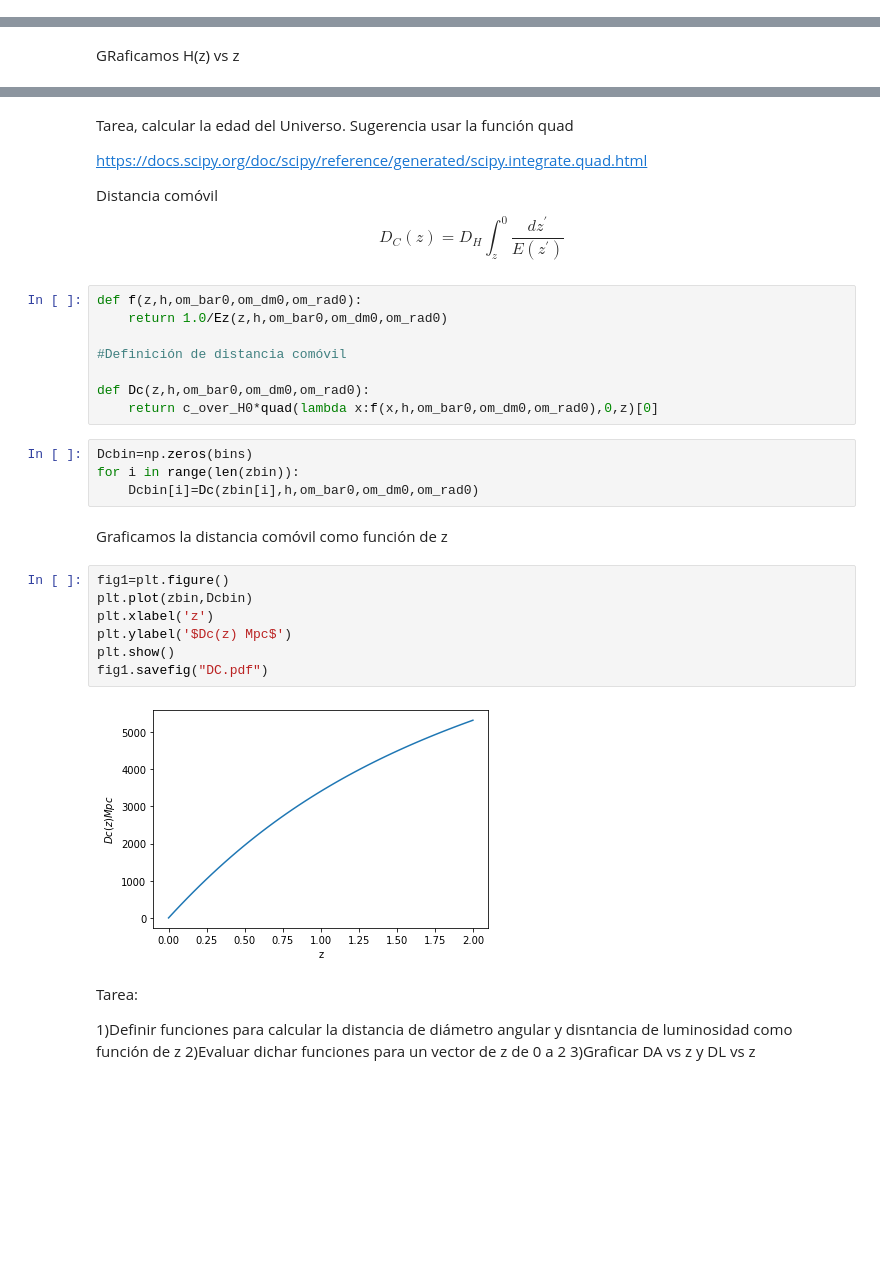
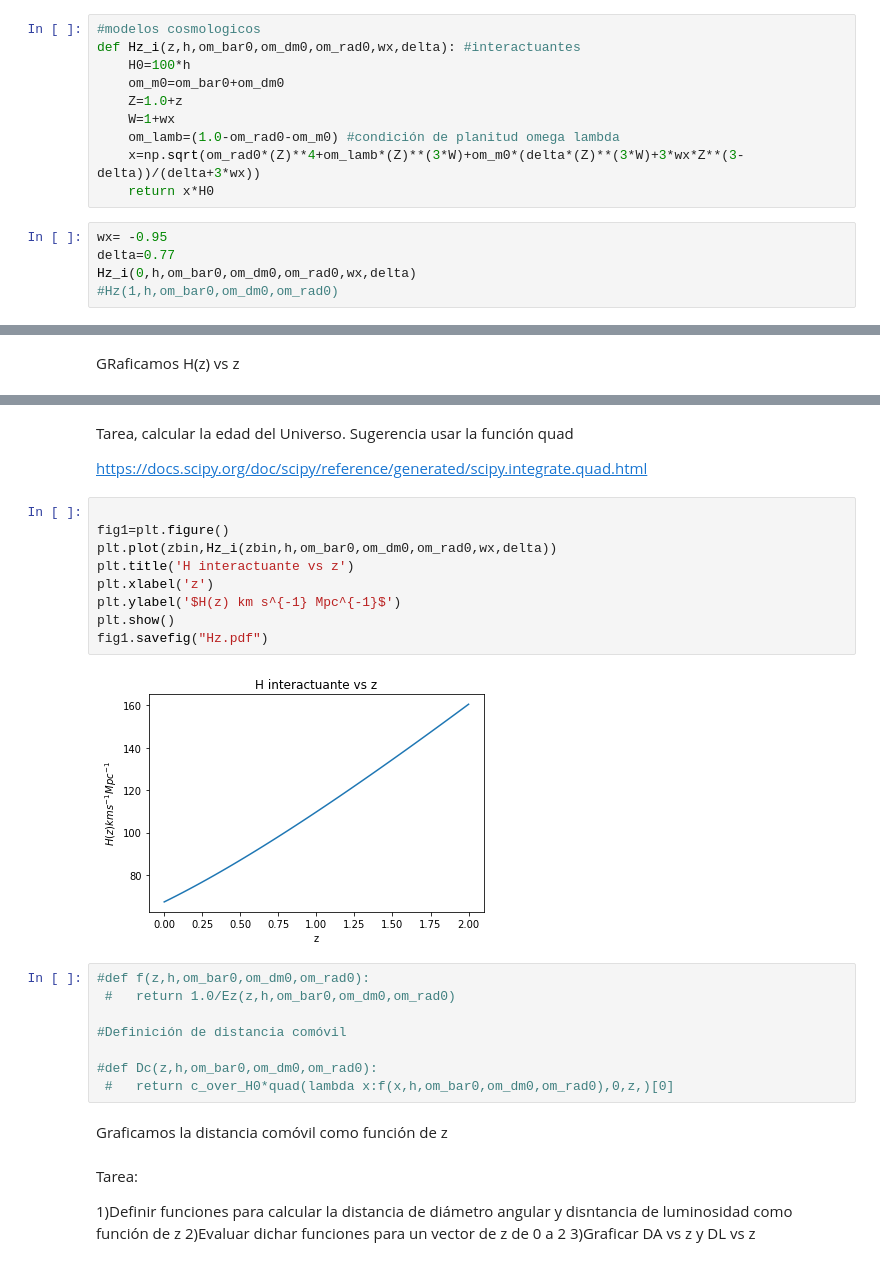
Before and after one commit to felavila/cosmologia_lentes, a Jupyter notebook: clase1_cosmo.ipynb, the cells around one changed output, grey strips where cells are left out. Saved outputs shown, nothing was run; the diff lists cells and outputs as text; blank space fills up the shorter version.

```diff
--- a/clase1_cosmo.ipynb
+++ b/clase1_cosmo.ipynb
@@ -72,0 +100,15 @@ print(Hz0)
+# %%
+#modelos cosmologicos
+def Hz_i(z,h,om_bar0,om_dm0,om_rad0,wx,delta): #interactuantes
+    H0=100*h
+    om_m0=om_bar0+om_dm0
+    Z=1.0+z
+    W=1+wx
+    om_lamb=(1.0-om_rad0-om_m0) #condición de planitud omega lambda
+    x=np.sqrt(om_rad0*(Z)**4+om_lamb*(Z)**(3*W)+om_m0*(delta*(Z)**(3*W)+3*wx*Z**(3-delta))/(delta+3*wx))
+    return x*H0
+# %%
+wx= -0.95
+delta=0.77
+Hz_i(0,h,om_bar0,om_dm0,om_rad0,wx,delta)
+#Hz(1,h,om_bar0,om_dm0,om_rad0)
@@ -96,34 +135,27 @@ fig1.savefig("Hz.pdf")
 Tarea, calcular la edad del Universo. Sugerencia usar la función quad
 
 https://docs.scipy.org/doc/scipy/reference/generated/scipy.integrate.quad.html
-
-Distancia comóvil
-\begin{equation}
-D_{C}(z)=D_{H}\int^{0}_{z}\frac{dz^{\prime}}{E(z^{\prime})}
-\end{equation}
+# %%
+
+fig1=plt.figure()
+plt.plot(zbin,Hz_i(zbin,h,om_bar0,om_dm0,om_rad0,wx,delta))
+plt.title('H interactuante vs z')
+plt.xlabel('z')
+plt.ylabel('$H(z) km s^{-1} Mpc^{-1}$')
+plt.show()
+fig1.savefig("Hz.pdf")
+# %% [output]
+[figure, added]
 # %%
-def f(z,h,om_bar0,om_dm0,om_rad0):
-    return 1.0/Ez(z,h,om_bar0,om_dm0,om_rad0)
+#def f(z,h,om_bar0,om_dm0,om_rad0):
+ #   return 1.0/Ez(z,h,om_bar0,om_dm0,om_rad0)
 
 #Definición de distancia comóvil
 
-def Dc(z,h,om_bar0,om_dm0,om_rad0):
-    return c_over_H0*quad(lambda x:f(x,h,om_bar0,om_dm0,om_rad0),0,z)[0]
+#def Dc(z,h,om_bar0,om_dm0,om_rad0):
+ #   return c_over_H0*quad(lambda x:f(x,h,om_bar0,om_dm0,om_rad0),0,z,)[0]
-# %%
-Dcbin=np.zeros(bins)
-for i in range(len(zbin)):
-    Dcbin[i]=Dc(zbin[i],h,om_bar0,om_dm0,om_rad0)
 # %% [markdown]
 Graficamos la distancia comóvil como función de z
-# %%
-fig1=plt.figure()
-plt.plot(zbin,Dcbin)
-plt.xlabel('z')
-plt.ylabel('$Dc(z) Mpc$')
-plt.show()
-fig1.savefig("DC.pdf")
-# %% [output]
-[figure, removed]
 # %% [markdown]
 Tarea:
 
```
Also changed, not shown: parts of 27 cells of this notebook, 3 other files.
